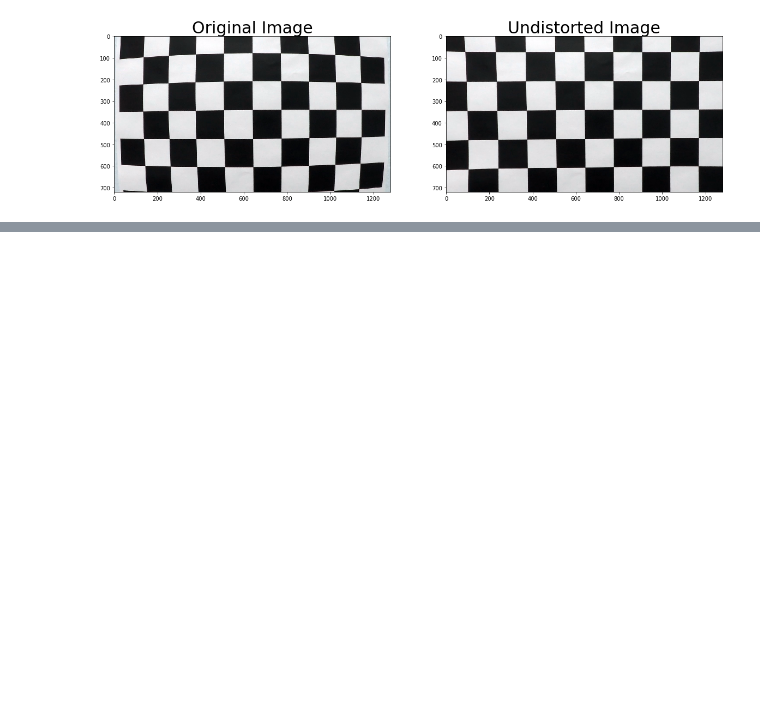
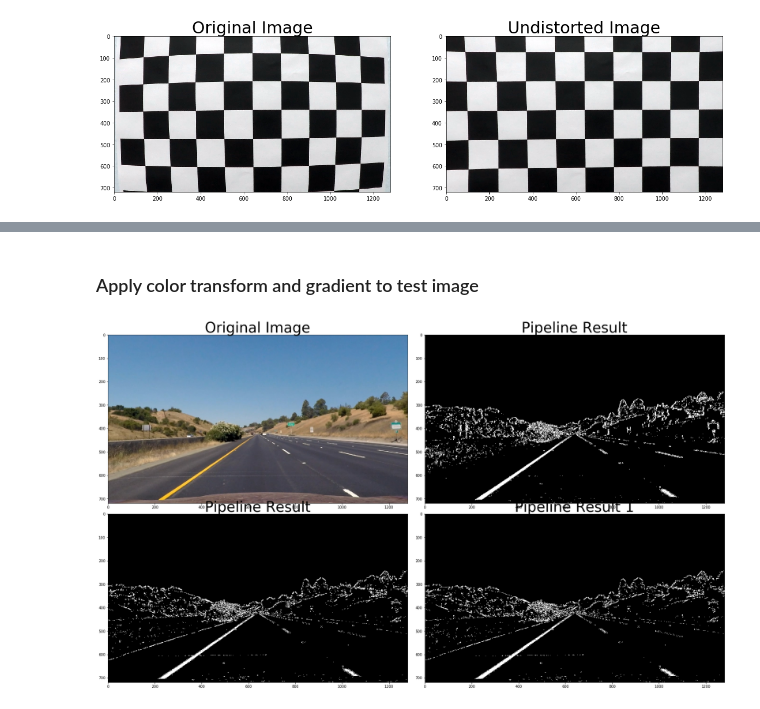
Before and after one commit to praveenbandaru/CarND-Advanced-Lane-Lines, a Jupyter notebook: Project.ipynb, the cells around one changed output, grey strips where cells are left out. Cells and saved outputs as stored; diff of their text form; code cells hidden in the pictures; blank space fills up the shorter version.

```diff
--- a/Project.ipynb
+++ b/Project.ipynb
@@ -99,0 +251,8 @@ ax2.set_title('Undistorted Image', fontsize=30)
+# %%
+# Define a function that thresholds the S-channel of HLS
+def hls_select(img, thresh=(0, 255)):
+    hls = cv2.cvtColor(img, cv2.COLOR_BGR2HLS)
+    s_channel = hls[:,:,2]
+    binary_output = np.zeros_like(s_channel)
+    binary_output[(s_channel > thresh[0]) & (s_channel <= thresh[1])] = 1
+    return binary_output
@@ -99,0 +341,37 @@ ax2.set_title('Undistorted Image', fontsize=30)
+# %% [markdown]
+### Apply color transform and gradient to test image
+# %%
+# Loading camera calibration pickle
+cameraCalibration = pickle.load( open('pickles/calibration_pickle.p', 'rb' ) )
+mtx, dist = map(cameraCalibration.get, ('mtx', 'dist'))
+
+# Test undistortion on an image
+img = cv2.imread('test_images/straight_lines1.jpg')
+
+dst = undistort(img, mtx, dist)
+
+result = color_grad_pipeline_old(dst)
+
+result1 = color_grad_pipeline(dst)
+
+result2 = color_grad_pipeline_hls(dst)
+
+# Plot the result
+f, axes = plt.subplots(2, 2, figsize=(24, 15))
+f.tight_layout()
+
+axes[0,0].imshow(cv2.cvtColor(dst, cv2.COLOR_BGR2RGB))
+axes[0,0].set_title('Original Image', fontsize=40)
+
+axes[0,1].imshow(result, cmap='gray')
+axes[0,1].set_title('Pipeline Result', fontsize=40)
+
+axes[1,0].imshow(result1, cmap='gray')
+axes[1,0].set_title('Pipeline Result', fontsize=40)
+
+axes[1,1].imshow(result2, cmap='gray')
+axes[1,1].set_title('Pipeline Result 1', fontsize=40)
+
+plt.subplots_adjust(left=0., right=1, top=0.9, bottom=0.)
+# %% [output]
+[figure, added]
```
Also changed, not shown: parts of 19 cells of this notebook, 21 other files.
